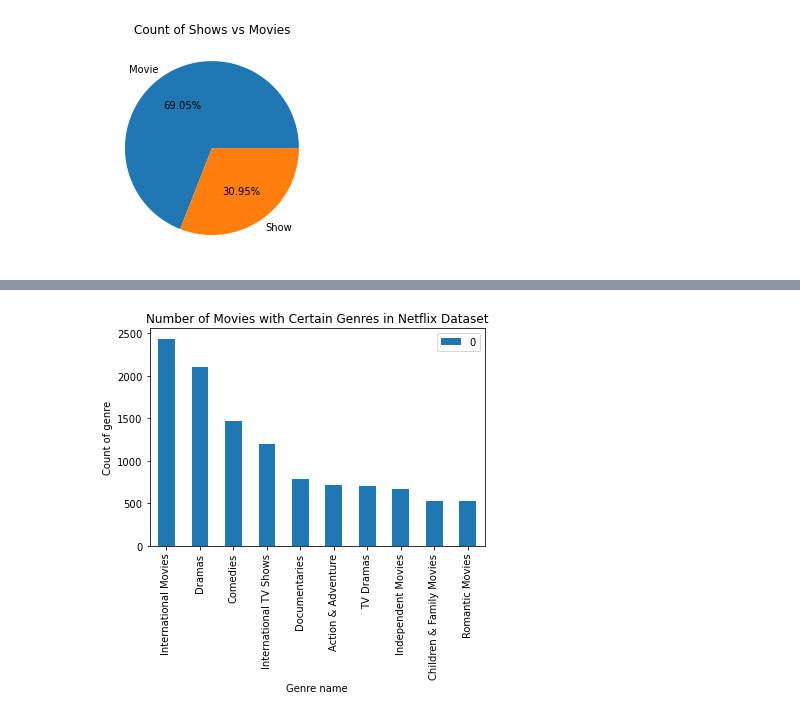
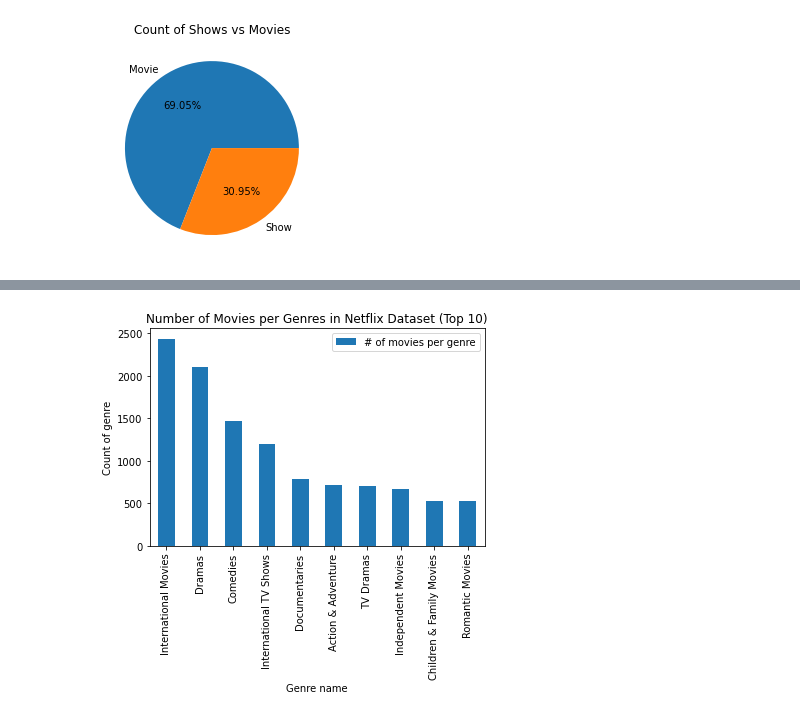
Before and after one commit to mariatan0/netflix-recommender, a Jupyter notebook: movie_show_notebook.ipynb, the cells around one changed output, grey strips where cells are left out. Drawn from its saved outputs; the diff is of its cells as text; code cells hidden in the pictures.

```diff
--- a/movie_show_notebook.ipynb
+++ b/movie_show_notebook.ipynb
@@ -360,12 +360,12 @@ plt.show()
 # %%
 df_genre = pd.DataFrame(df_netflix['listed_in'])
 genre_count = df_genre.listed_in.str.split(', ',expand=True).stack().value_counts()
 final_genre = pd.DataFrame(genre_count, columns=['# of genre'])
-top_10_genre = pd.DataFrame(genre_count[:10])
+top_10_genre = pd.DataFrame(genre_count[:10], columns=['# of movies per genre'])
 top_10_genre.plot(kind='bar')
 plt.xlabel("Genre name")
 plt.ylabel("Count of genre")
-plt.title("Number of Movies with Certain Genres in Netflix Dataset")
+plt.title("Number of Movies per Genres in Netflix Dataset (Top 10)")
 plt.show()
 # %% [output]
-[figure, old version]
+[figure, new version]
```
Also changed, not shown: parts of 1 cell of this notebook.
